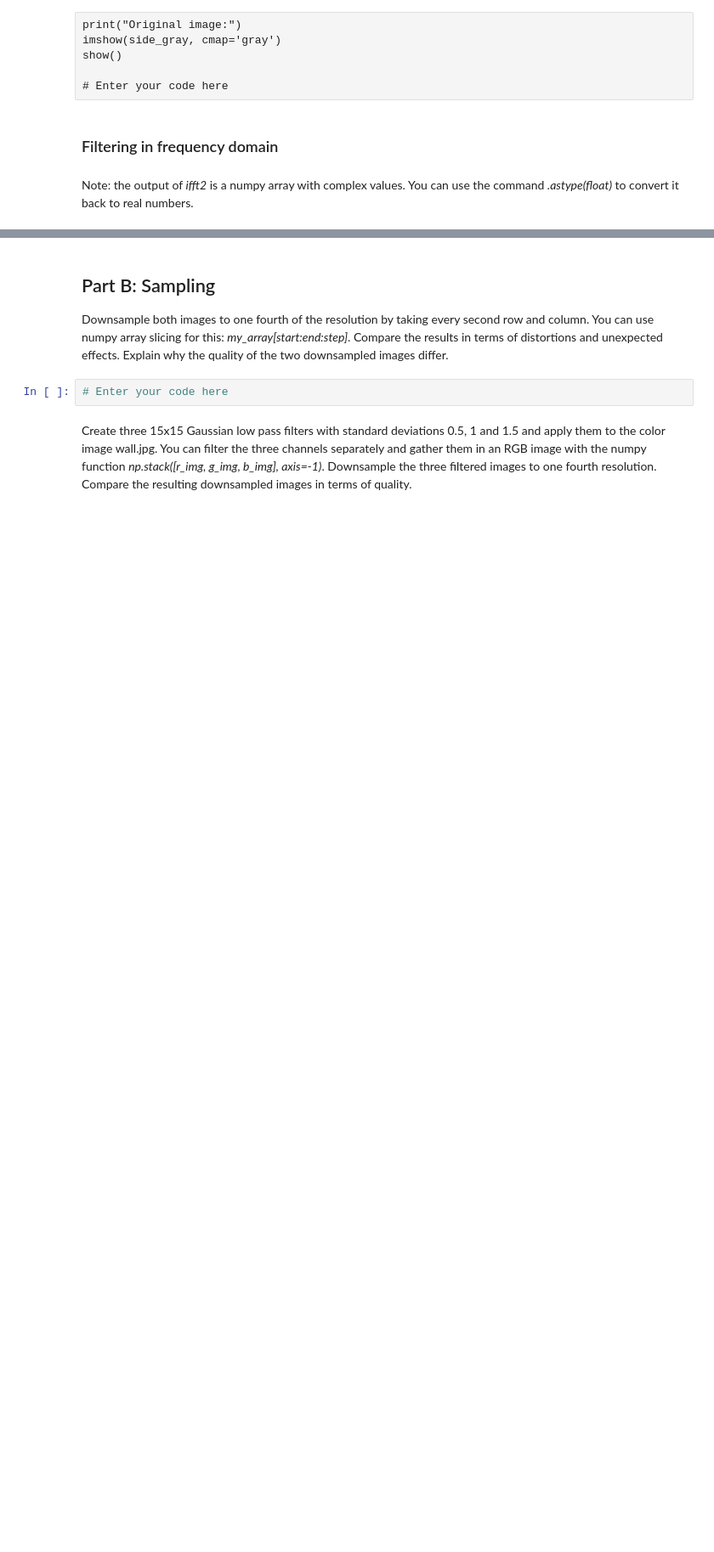
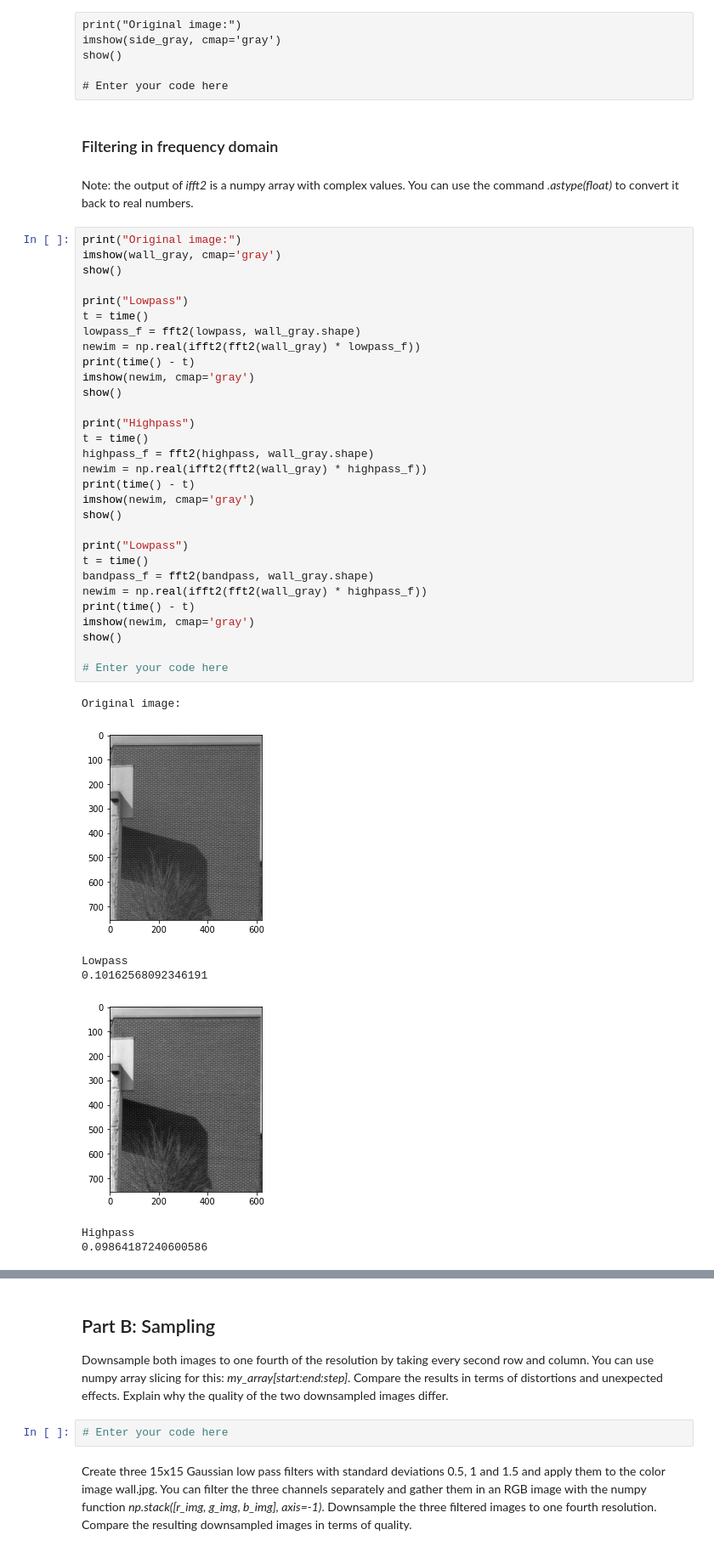
Before and after one commit to sant0s12/viscomp2020, a Jupyter notebook: Exercises/W4/W4_exercise.ipynb, the cells around one changed output, grey strips where cells are left out. Shown at 85% size. Saved outputs shown, nothing was run; the diff lists cells and outputs as text; blank space fills up the shorter version.

```diff
--- a/Exercises/W4/W4_exercise.ipynb
+++ b/Exercises/W4/W4_exercise.ipynb
@@ -176,3 +190,41 @@ show()
 ### Filtering in frequency domain
 # %% [markdown]
 Note: the output of *ifft2* is a numpy array with complex values. You can use the command *.astype(float)* to convert it back to real numbers.
+# %%
+print("Original image:")
+imshow(wall_gray, cmap='gray')
+show()
+
+print("Lowpass")
+t = time()
+lowpass_f = fft2(lowpass, wall_gray.shape)
+newim = np.real(ifft2(fft2(wall_gray) * lowpass_f))
+print(time() - t)
+imshow(newim, cmap='gray')
+show()
+
+print("Highpass")
+t = time()
+highpass_f = fft2(highpass, wall_gray.shape)
+newim = np.real(ifft2(fft2(wall_gray) * highpass_f))
+print(time() - t)
+imshow(newim, cmap='gray')
+show()
+
+print("Lowpass")
+t = time()
+bandpass_f = fft2(bandpass, wall_gray.shape)
+newim = np.real(ifft2(fft2(wall_gray) * highpass_f))
+print(time() - t)
+imshow(newim, cmap='gray')
+show()
+
+# Enter your code here
+# %% [output]
+Original image:
+[figure, added]
+Lowpass
+0.10162568092346191
+[figure, added]
+Highpass
+0.09864187240600586
```
Also changed, not shown: parts of 4 cells of this notebook.
